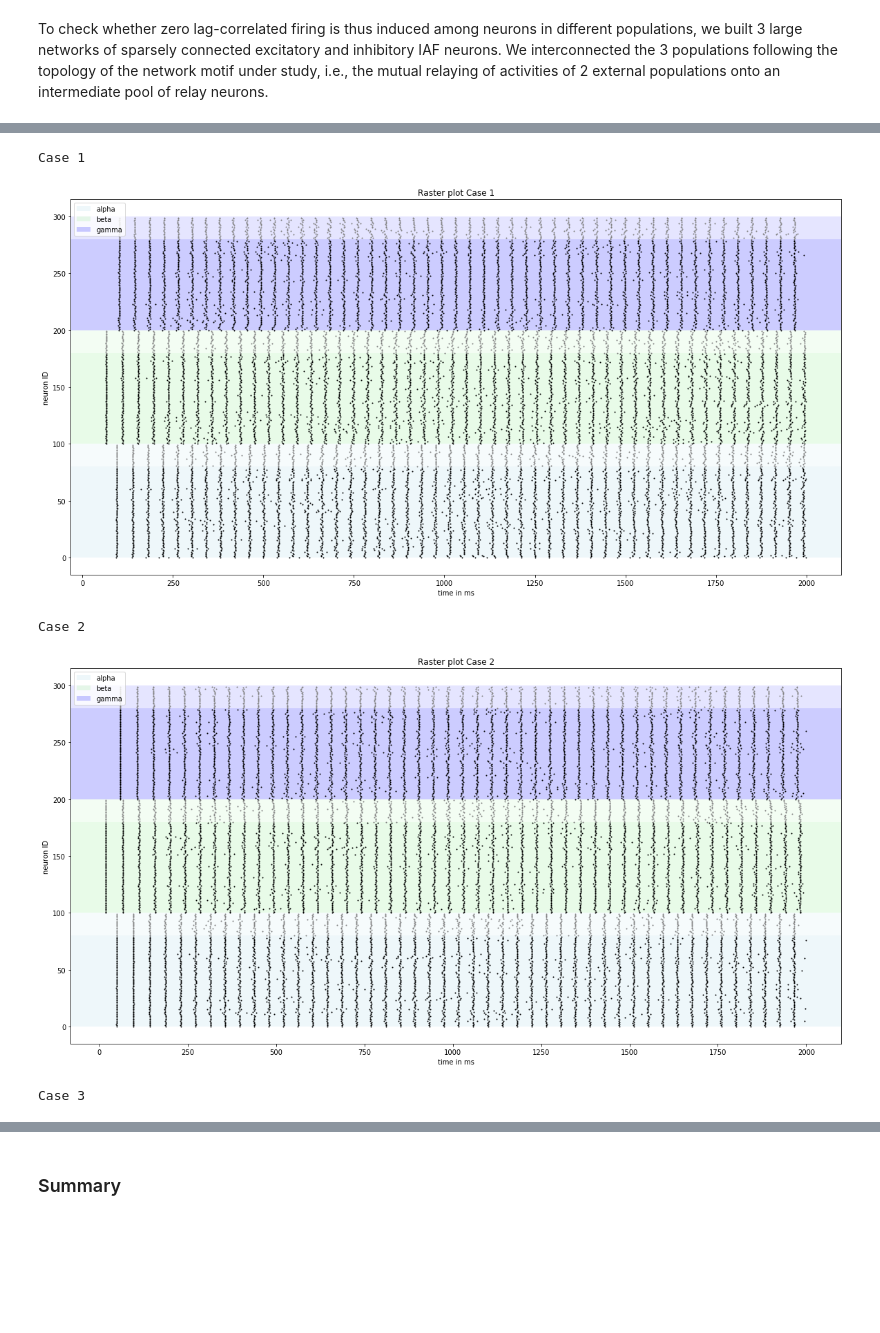
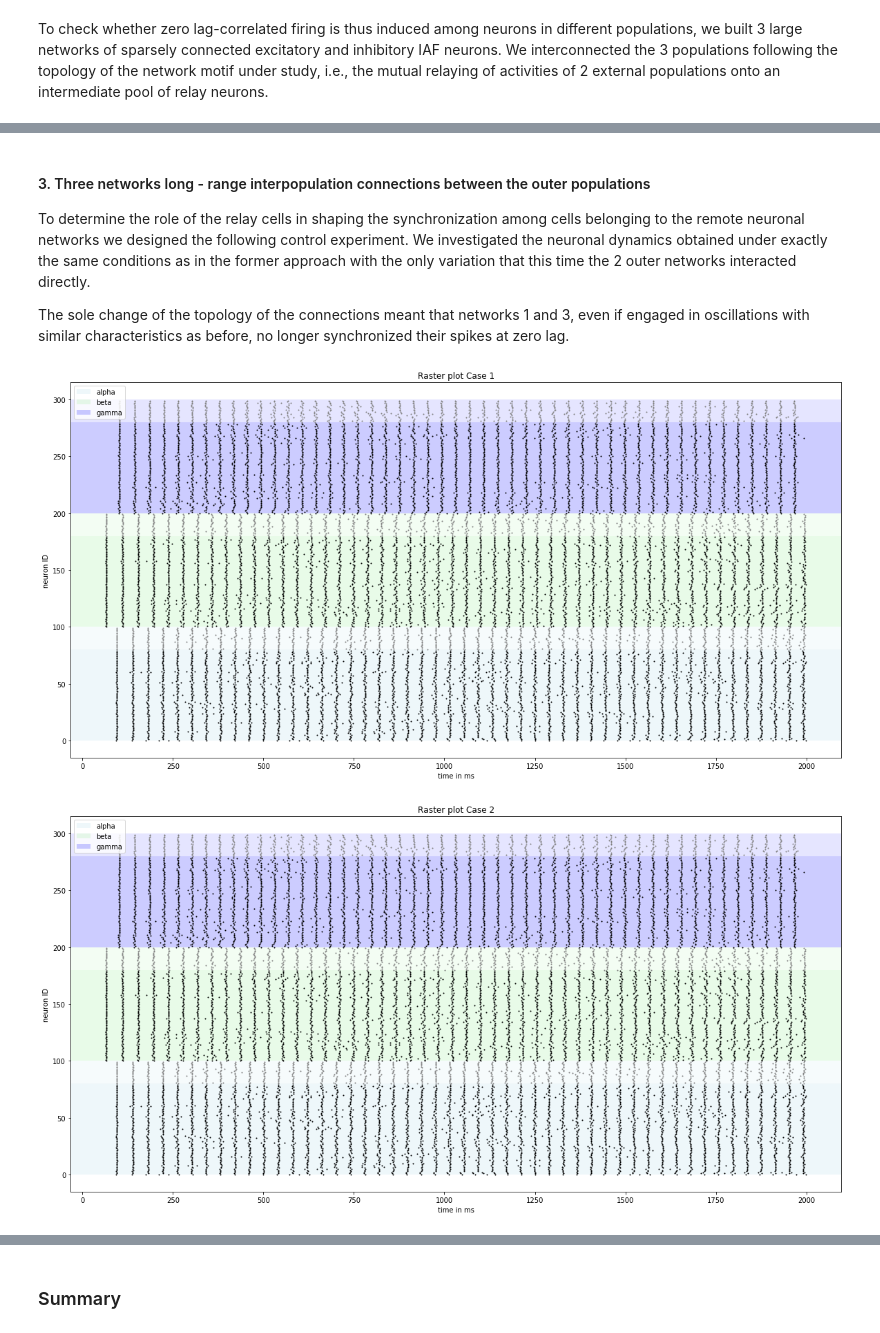
Before and after one commit to ndettmer/neuronal_synchrony_replication, a Jupyter notebook: Results.ipynb, the cells around one changed output, grey strips where cells are left out. Saved outputs shown, nothing was run; the diff lists cells and outputs as text; code cells hidden in the pictures; blank space fills up the shorter version.

```diff
--- a/Results.ipynb
+++ b/Results.ipynb
@@ -27,12 +27,12 @@ Requirement already satisfied, skipping upgrade: pytz>=2017.2 in /usr/lib/python
 # %%
 # import multimeter and spikedetector data from CSVs
-vm0 = (pd.read_csv("vm0.csv", header = None)).to_numpy()
-vm1 = pd.read_csv("vm1.csv", header = None).to_numpy()
-vm2 = pd.read_csv("vm2.csv", header = None).to_numpy()
+vm2 = (pd.read_csv("vm0.csv", header = None)).to_numpy()
+vm3 = pd.read_csv("vm1.csv", header = None).to_numpy()
+vm1 = pd.read_csv("vm2.csv", header = None).to_numpy()
 
-sd0 = pd.read_csv("sd0.csv", names = np.arange(1,55), header = None).to_numpy()
-sd1 = pd.read_csv("sd1.csv", names = np.arange(1,55), header = None).to_numpy()
-sd2 = pd.read_csv("sd2.csv", names = np.arange(1,55), header = None).to_numpy()
+sd2 = pd.read_csv("sd0.csv", names = np.arange(1,55), header = None).to_numpy()
+sd3 = pd.read_csv("sd1.csv", names = np.arange(1,55), header = None).to_numpy()
+sd1 = pd.read_csv("sd2.csv", names = np.arange(1,55), header = None).to_numpy()
 # %%
 # Fig 5. A) Raster plot of 300 neurons randomly selected among the 3 populations
 def raster_plot(s=[], case = 0):
@@ -266,10 +272,14 @@ Consequently, each population initially exhibited spiking of their neurons in an
+# %% [markdown]
+#### 3. Three networks long - range interpopulation connections between the outer populations
+To determine the role of the relay cells in shaping the synchronization among cells belonging to the remote
+neuronal networks we designed the following control experiment. We investigated the neuronal dynamics obtained under exactly the same conditions as in the former approach with the only variation that this time the 2 outer
+networks interacted directly.
+
+The sole change of the topology of the connections meant that networks 1 and 3, even if engaged in oscillations with similar characteristics as before, no longer synchronized their spikes at zero lag.
 # %%
-raster_plot(sd0, 1)
-raster_plot(sd1, 2)
-raster_plot(sd2, 3)
+raster_plot(sd1, 1)
+raster_plot(sd2, 2)
+raster_plot(sd3, 3)
 # %% [output]
-Case 1
 [figure]
-Case 2
-[figure, old version]
+[figure, new version]
-Case 3
```
Also changed, not shown: parts of 7 cells of this notebook.
